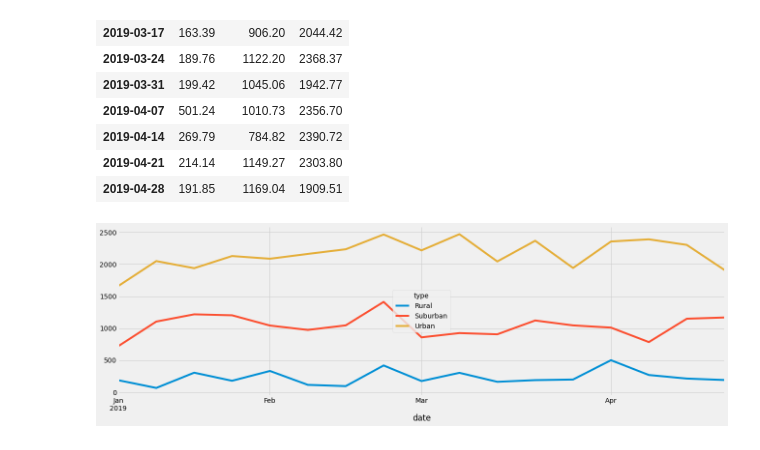
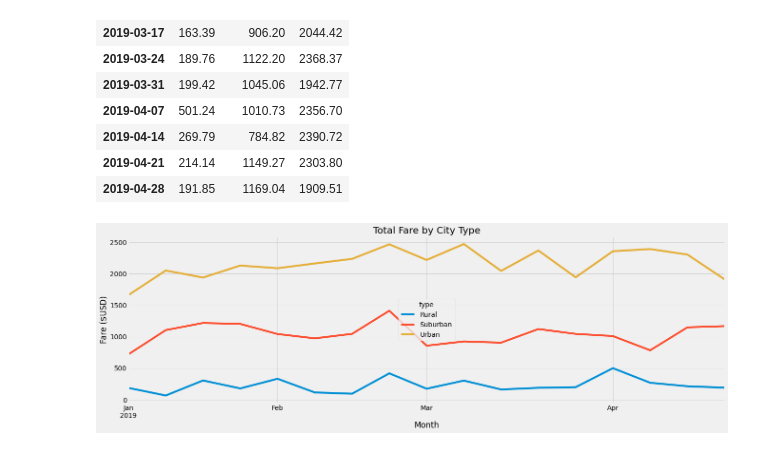
Before and after one commit to iliarafa/PyBer_Analysis, a Jupyter notebook: PyBer_Challenge_starter_code.ipynb, the cells around one changed output. Saved outputs shown, nothing was run; the diff lists cells and outputs as text; code cells hidden in the pictures.

```diff
--- a/PyBer_Challenge_starter_code.ipynb
+++ b/PyBer_Challenge_starter_code.ipynb
@@ -193,8 +193,8 @@ dtypes: float64(3)
 memory usage: 68.0 KB
 # %%
 # 8. Create a new DataFrame using the "resample()" function by week 'W' and get the sum of the fares for each week.
-PyPivot_df_weekly = PyPivot_df.resample('W').sum()
-PyPivot_df_weekly
+PyPivot_weekly_df = PyPivot_df.resample('W').sum()
+PyPivot_weekly_df
 # %% [output]
 | type | Rural | Suburban | Urban |
 | date |  |  |  |
@@ -217,11 +217,18 @@ PyPivot_df_weekly
 | 2019-04-28 | 191.85 | 1169.04 | 1909.51 |
 # %%
 # 8. Using the object-oriented interface method, plot the resample DataFrame using the df.plot() function.
-PyPivot_df_weekly.plot(figsize=(20,6))
+
+ax = PyPivot_weekly_df.plot(figsize = (20,6))
+ax.set_title("Total Fare by City Type")
+ax.set_xlabel("Month")
+ax.set_ylabel("Fare ($USD)")
+plt.savefig("analysis/Challenge_fare_summary.png")
+plt.show()
+
 
 # Import the style from Matplotlib.
 from matplotlib import style
 # Use the graph style fivethirtyeight.
 style.use('fivethirtyeight')
 # %% [output]
-[figure, old version]
+[figure, new version]
```
Also changed, not shown: 1 other file.
